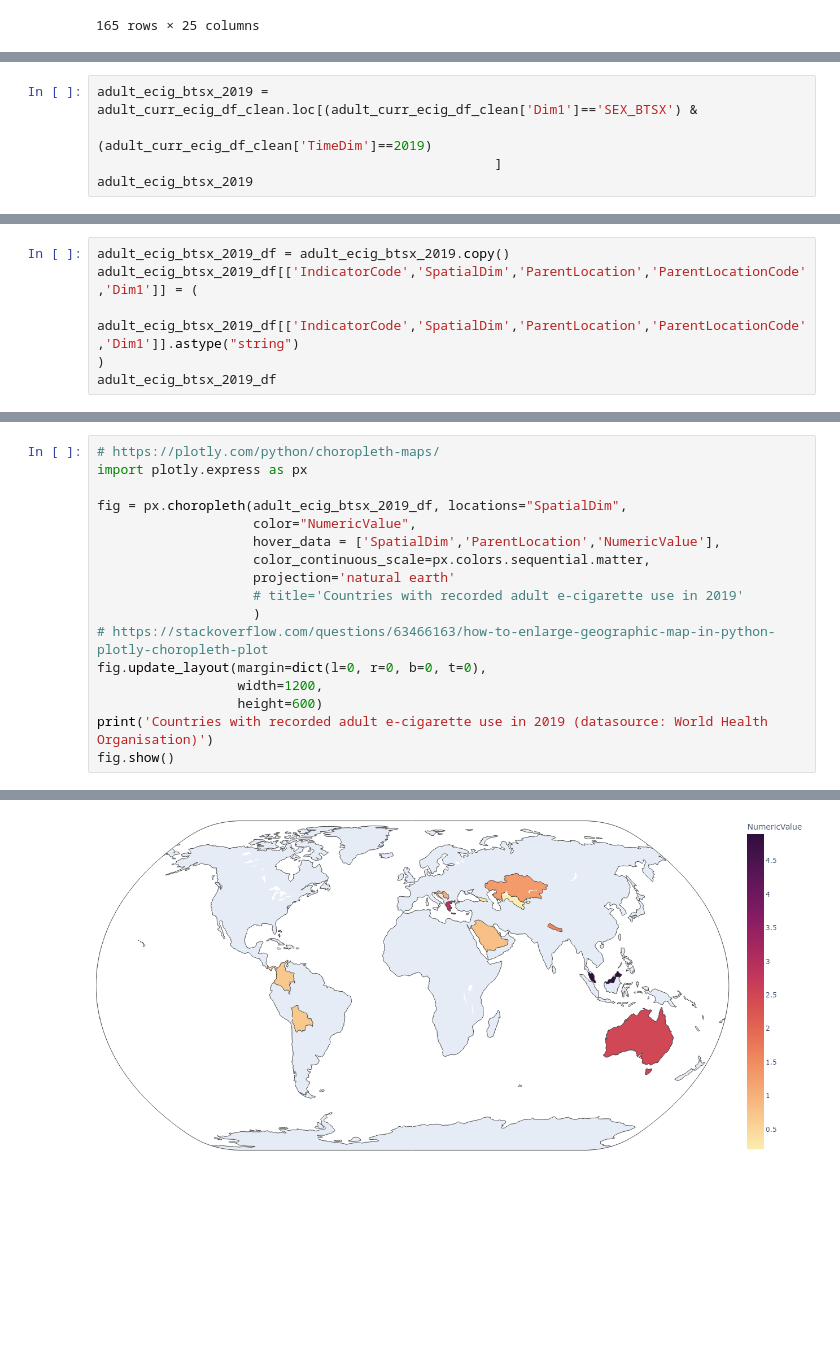
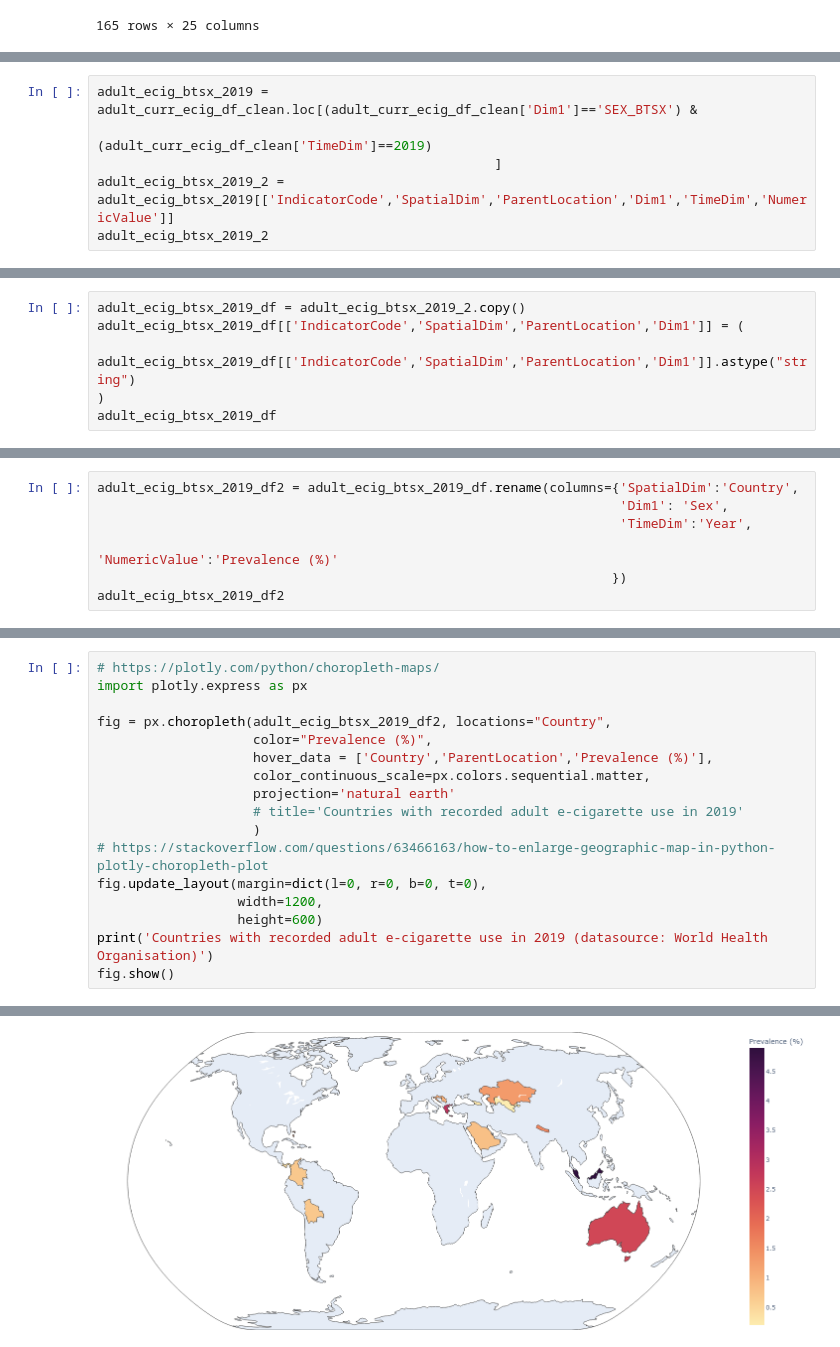
Before and after one commit to Sueraaa/project1-group5, a Jupyter notebook: Project_ex1/Code/WHO_analysis.ipynb, the cells around one changed output, grey strips where cells are left out. Cells and saved outputs as stored; diff of their text form; blank space fills up the shorter version.

```diff
--- a/Project_ex1/Code/WHO_analysis.ipynb
+++ b/Project_ex1/Code/WHO_analysis.ipynb
@@ -186,5 +186,6 @@ adult_curr_ecig_df_clean.sort_values(['SpatialDim', 'Dim1', 'TimeDim']).head(20)
 adult_ecig_btsx_2019 = adult_curr_ecig_df_clean.loc[(adult_curr_ecig_df_clean['Dim1']=='SEX_BTSX') &
                                                     (adult_curr_ecig_df_clean['TimeDim']==2019)
                                                    ]
-adult_ecig_btsx_2019
+adult_ecig_btsx_2019_2 = adult_ecig_btsx_2019[['IndicatorCode','SpatialDim','ParentLocation','Dim1','TimeDim','NumericValue']]
+adult_ecig_btsx_2019_2
 # %% [output]
@@ -226,8 +217,8 @@ TimeDimensionEnd       object
 dtype: object
 # %%
-adult_ecig_btsx_2019_df = adult_ecig_btsx_2019.copy()
-adult_ecig_btsx_2019_df[['IndicatorCode','SpatialDim','ParentLocation','ParentLocationCode','Dim1']] = (
-    adult_ecig_btsx_2019_df[['IndicatorCode','SpatialDim','ParentLocation','ParentLocationCode','Dim1']].astype("string")
+adult_ecig_btsx_2019_df = adult_ecig_btsx_2019_2.copy()
+adult_ecig_btsx_2019_df[['IndicatorCode','SpatialDim','ParentLocation','Dim1']] = (
+    adult_ecig_btsx_2019_df[['IndicatorCode','SpatialDim','ParentLocation','Dim1']].astype("string")
 )
 adult_ecig_btsx_2019_df
 # %% [output]
@@ -381,0 +348,7 @@ ModuleNotFoundError: No module named 'pycountry'
+# %%
+adult_ecig_btsx_2019_df2 = adult_ecig_btsx_2019_df.rename(columns={'SpatialDim':'Country',
+                                                                   'Dim1': 'Sex',
+                                                                   'TimeDim':'Year',
+                                                                   'NumericValue':'Prevalence (%)'
+                                                                  })
+adult_ecig_btsx_2019_df2
@@ -382,21 +393,21 @@ ModuleNotFoundError: No module named 'pycountry'
 # %%
 # https://plotly.com/python/choropleth-maps/
 import plotly.express as px
 
-fig = px.choropleth(adult_ecig_btsx_2019_df, locations="SpatialDim",
-                    color="NumericValue",
-                    hover_data = ['SpatialDim','ParentLocation','NumericValue'],
+fig = px.choropleth(adult_ecig_btsx_2019_df2, locations="Country",
+                    color="Prevalence (%)",
+                    hover_data = ['Country','ParentLocation','Prevalence (%)'],
                     color_continuous_scale=px.colors.sequential.matter,
                     projection='natural earth'
                     # title='Countries with recorded adult e-cigarette use in 2019'
                     )
 # https://stackoverflow.com/questions/63466163/how-to-enlarge-geographic-map-in-python-plotly-choropleth-plot
 fig.update_layout(margin=dict(l=0, r=0, b=0, t=0),
                   width=1200,
                   height=600)
 print('Countries with recorded adult e-cigarette use in 2019 (datasource: World Health Organisation)')
 fig.show()
 # %% [output]
 Countries with recorded adult e-cigarette use in 2019 (datasource: World Health Organisation)
-[figure, old version]
+[figure, new version]
 # %%
```
Also changed, not shown: parts of 35 cells of this notebook.
